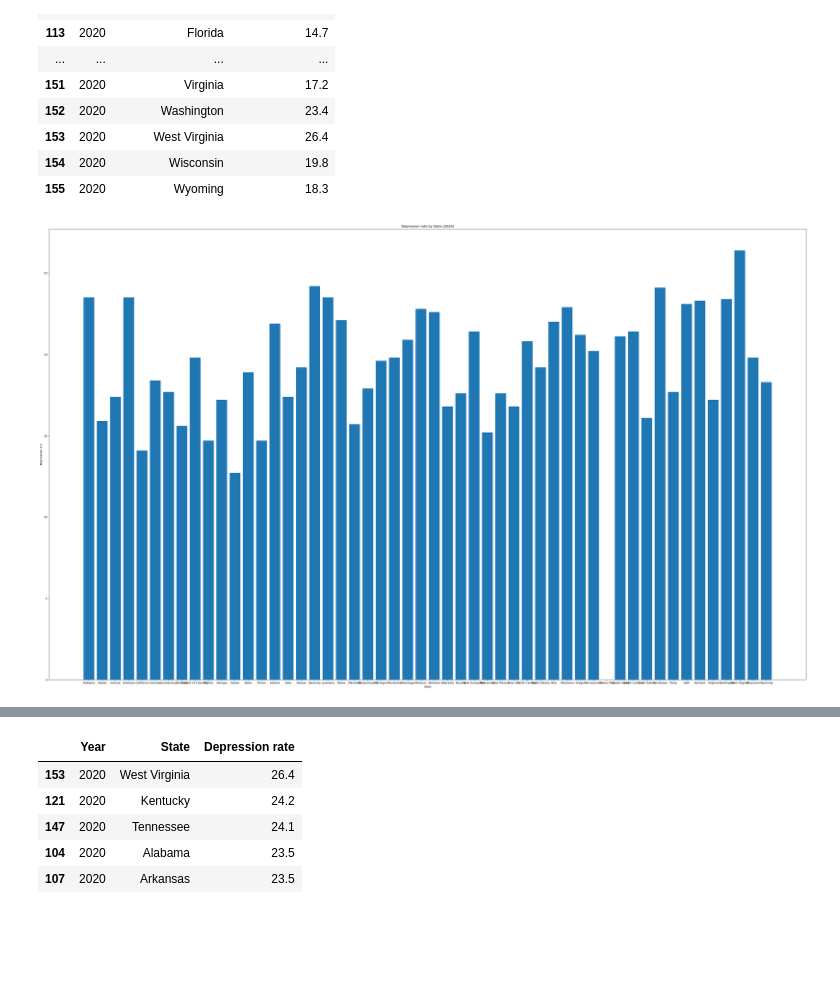
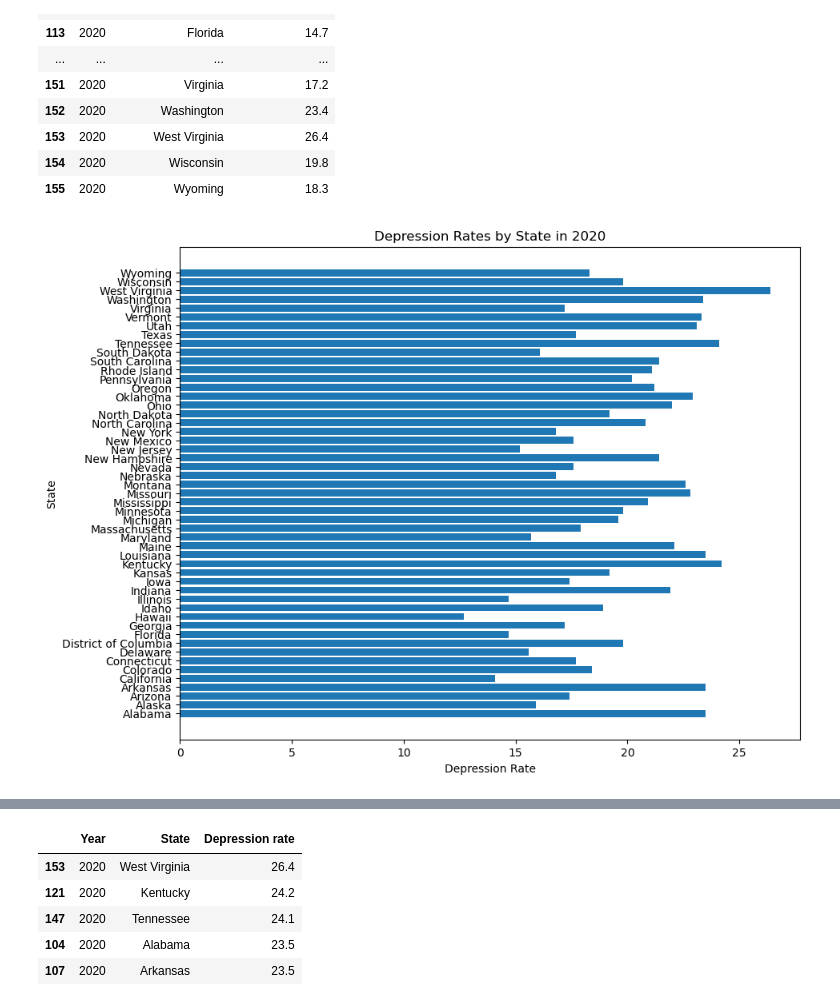
Before and after one commit to soobin83/Project1-Group2, a Jupyter notebook: project/Suicide/Depression.ipynb, the cells around one changed output, grey strips where cells are left out. Saved outputs shown, nothing was run; the diff lists cells and outputs as text; code cells hidden in the pictures; blank space fills up the shorter version.

Commit message:
final depression file

```diff
--- a/project/Suicide/Depression.ipynb
+++ b/project/Suicide/Depression.ipynb
@@ -67,6 +63,7 @@ plt.show()
 [figure]
 # %%
 depression_2020 = depression.loc[depression["Year"]==2020]
+depression_2020 = depression_2020.dropna()
 depression_2020
 # %% [output]
 |  | Year | State | Depression rate |
@@ -88,12 +85,16 @@ depression_2020
 | 155 | 2020 | Wyoming | 18.3 |
 # %%
 
-# Create a vertical bar chart
-plt.figure(figsize=(50,30))
-plt.bar(depression_2020['State'], depression_2020['Depression rate'])
-plt.xlabel('State')
-plt.ylabel('Depression rate')
-plt.title('Depression rate by State (2020)')
+# Create a horizontal bar chart
+fig, ax = plt.subplots(figsize=(10, 8))
+ax.barh(depression_2020['State'], depression_2020['Depression rate'], align='center')
+
+# Add axis labels and title
+ax.set_xlabel('Depression Rate')
+ax.set_ylabel('State')
+ax.set_title('Depression Rates by State in 2020')
+grid = True
+# Show the plot
 plt.show()
 # %% [output]
-[figure, old version]
+[figure, new version]
```
Also changed, not shown: parts of 22 cells of this notebook.
